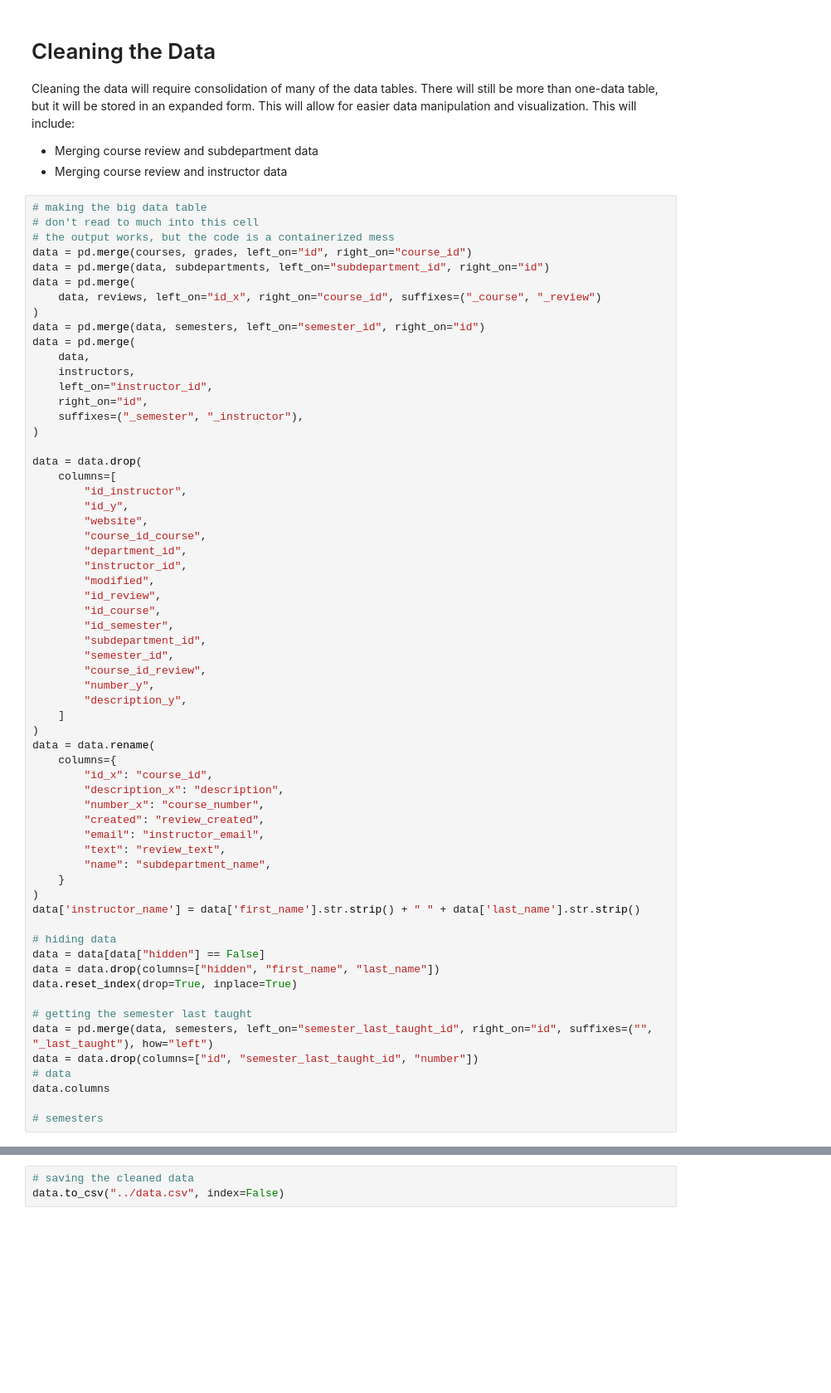
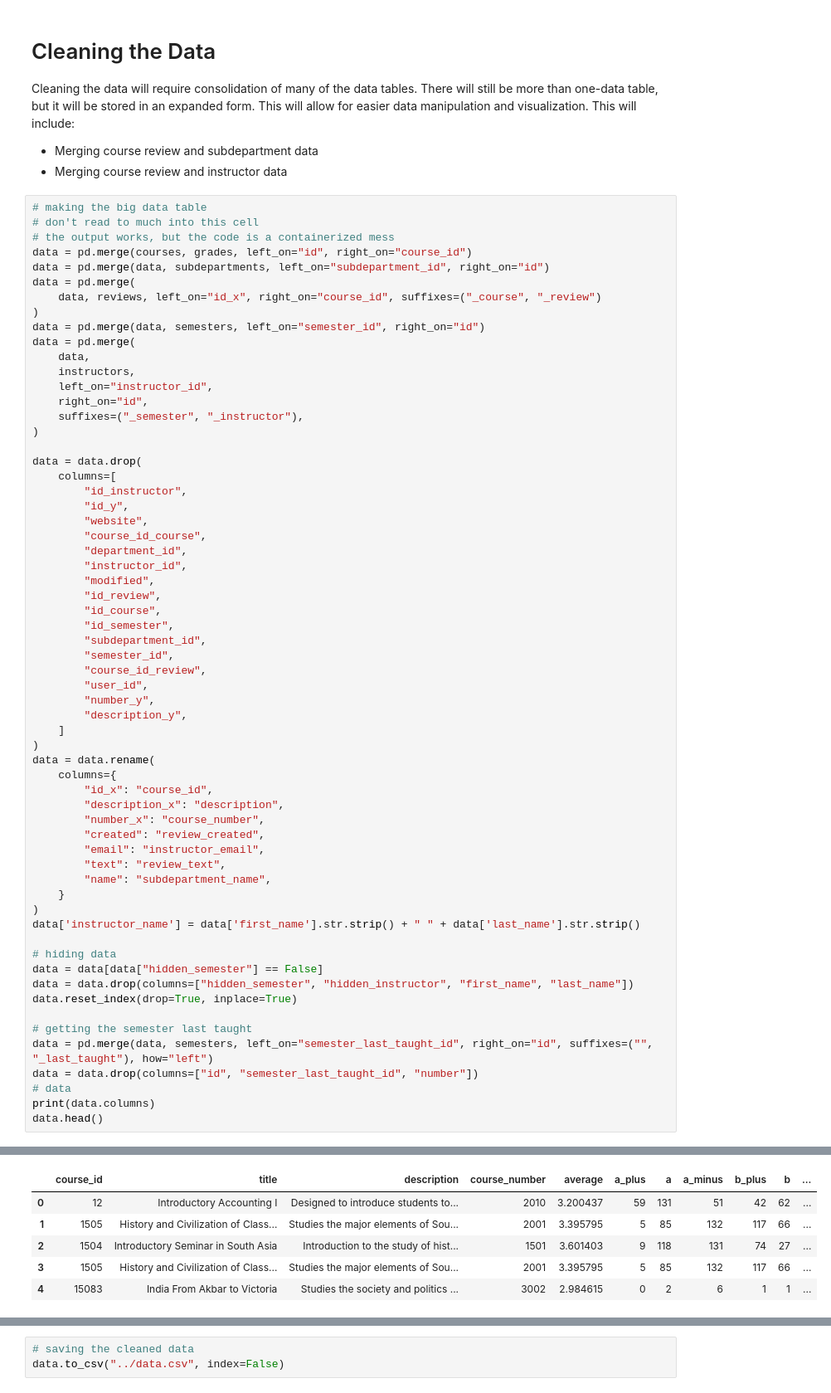
Before and after one commit to wkaisertexas/william-kaiser-ds-4003, a Jupyter notebook: sprints/sprint2-data.ipynb, the cells around one changed output, grey strips where cells are left out. Shown: that part at 83% size. Drawn from its saved outputs; the diff is of its cells as text; blank space fills up the shorter version.

```diff
--- a/sprints/sprint2-data.ipynb
+++ b/sprints/sprint2-data.ipynb
@@ -157,6 +157,7 @@ data = data.drop(
         "subdepartment_id",
         "semester_id",
         "course_id_review",
+        "user_id",
         "number_y",
         "description_y",
     ]
@@ -175,15 +176,14 @@ data = data.rename(
 data['instructor_name'] = data['first_name'].str.strip() + " " + data['last_name'].str.strip()
 
 # hiding data
-data = data[data["hidden"] == False]
-data = data.drop(columns=["hidden", "first_name", "last_name"])
+data = data[data["hidden_semester"] == False]
+data = data.drop(columns=["hidden_semester", "hidden_instructor", "first_name", "last_name"])
 data.reset_index(drop=True, inplace=True)
 
 # getting the semester last taught
 data = pd.merge(data, semesters, left_on="semester_last_taught_id", right_on="id", suffixes=("", "_last_taught"), how="left")
 data = data.drop(columns=["id", "semester_last_taught_id", "number"])
 # data
-data.columns
-
-# semesters
+print(data.columns)
+data.head()
 # %% [output]
@@ -190,0 +199,6 @@ KeyError: 'hidden'
+|  | course_id | title | description | course_number | average | a_plus | a | a_minus | b_plus | b | ... |
+| 0 | 12 | Introductory Accounting I | Designed to introduce students to... | 2010 | 3.200437 | 59 | 131 | 51 | 42 | 62 | ... |
+| 1 | 1505 | History and Civilization of Class... | Studies the major elements of Sou... | 2001 | 3.395795 | 5 | 85 | 132 | 117 | 66 | ... |
+| 2 | 1504 | Introductory Seminar in South Asia | Introduction to the study of hist... | 1501 | 3.601403 | 9 | 118 | 131 | 74 | 27 | ... |
+| 3 | 1505 | History and Civilization of Class... | Studies the major elements of Sou... | 2001 | 3.395795 | 5 | 85 | 132 | 117 | 66 | ... |
+| 4 | 15083 | India From Akbar to Victoria | Studies the society and politics ... | 3002 | 2.984615 | 0 | 2 | 6 | 1 | 1 | ... |
```
Also changed, not shown: parts of 3 cells of this notebook, 2 other files.
